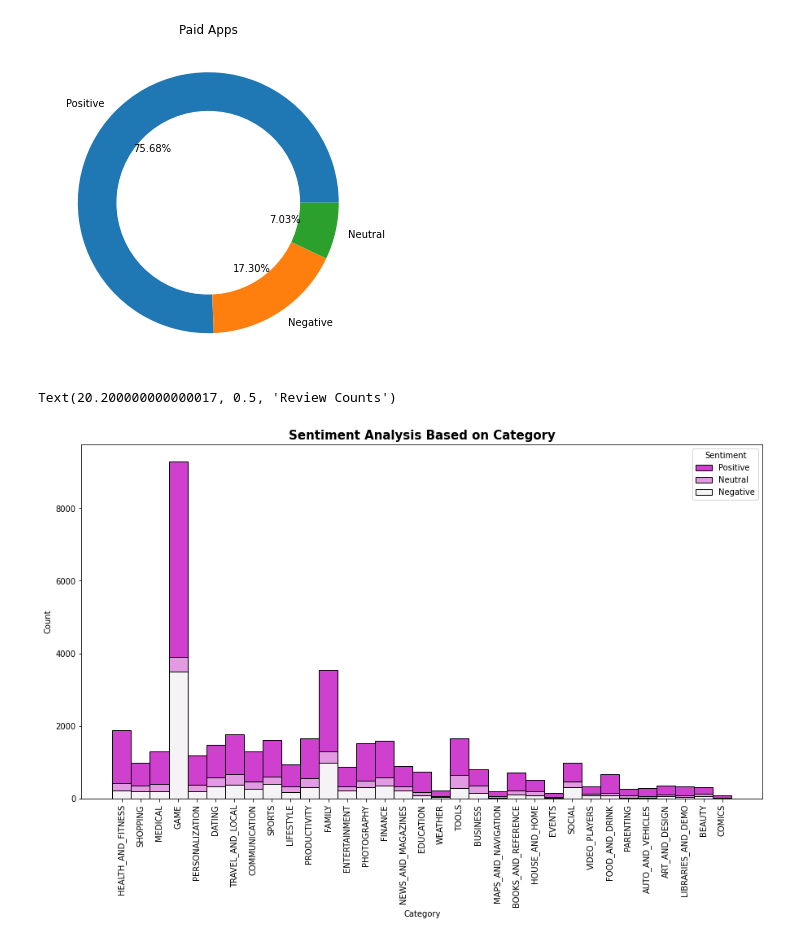
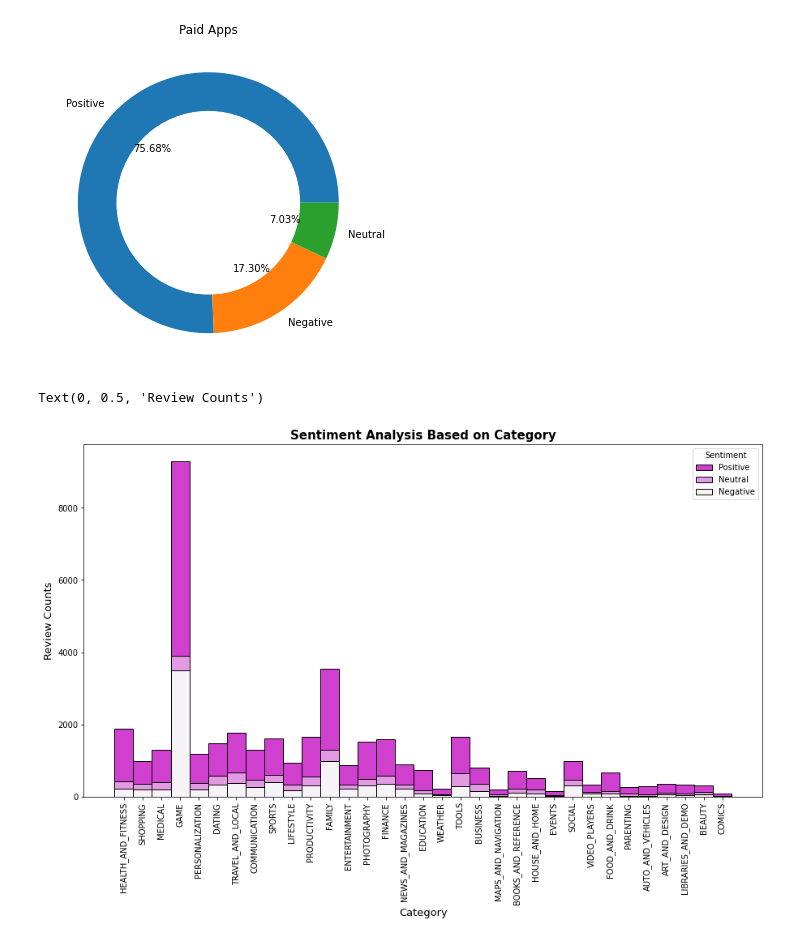
Before and after one commit to Akn-ag/Play-store-app-review-analysis, a Jupyter notebook: Play_Store_App_Review_Analysis_Capstone_Project.ipynb, the cells around one changed output. Cells and saved outputs as stored; diff of their text form; code cells hidden in the pictures.

```diff
--- a/Play_Store_App_Review_Analysis_Capstone_Project.ipynb
+++ b/Play_Store_App_Review_Analysis_Capstone_Project.ipynb
@@ -310,0 +43,4 @@ sns.distplot(df1.Rating)
+# %%
+# Defining working path
+
+working_path='/content/drive/MyDrive/Colab Notebooks/AlmaBetter/Play Store App Review Analysis/'
@@ -310,0 +194,5 @@ sns.distplot(df1.Rating)
+# %%
+# Droping duplicate values
+
+df1.drop_duplicates(inplace=True,ignore_index=True)
+df1.reset_index(inplace=True,drop=True)
@@ -527,23 +651,23 @@ for i in [free_apps,paid_apps]:
 # %%
 f = plt.figure(figsize=(15,8))
 sns.histplot(
     merged_df,
     x="Category", hue="Sentiment",
     bins=34,
     stat="count",
     multiple="stack",
     palette="light:m_r",
     legend=True
     )
 
 
 plt.title("Sentiment Analysis Based on Category",fontsize=15,fontweight='bold')
 plt.xticks(rotation='vertical')
-ax.set_xlabel("Category",fontsize=13)
-ax.set_ylabel("Review Counts",fontsize=13)
+plt.xlabel("Category",fontsize=13)
+plt.ylabel("Review Counts",fontsize=13)
 # %% [output]
-Text(20.200000000000017, 0.5, 'Review Counts')
+Text(0, 0.5, 'Review Counts')
-[figure, old version]
+[figure, new version]
 # %%
 from wordcloud import WordCloud, STOPWORDS
 
```
Also changed, not shown: parts of 87 cells of this notebook.
